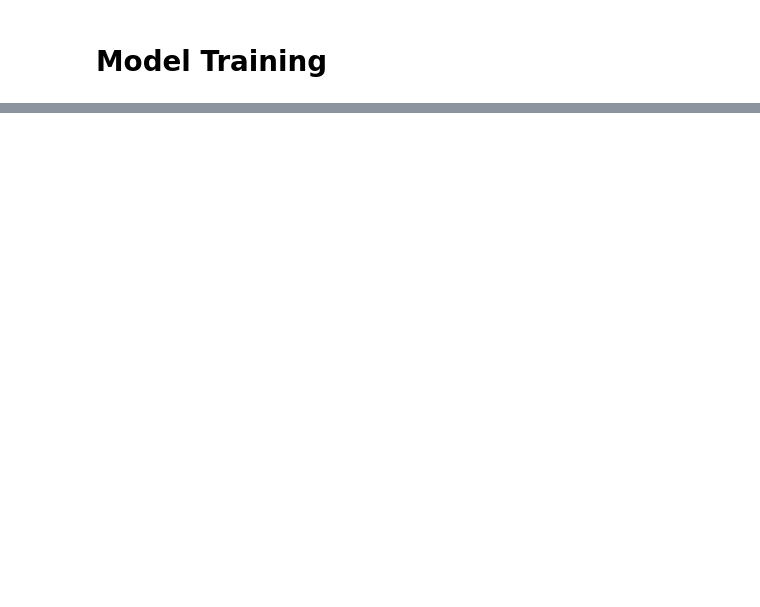
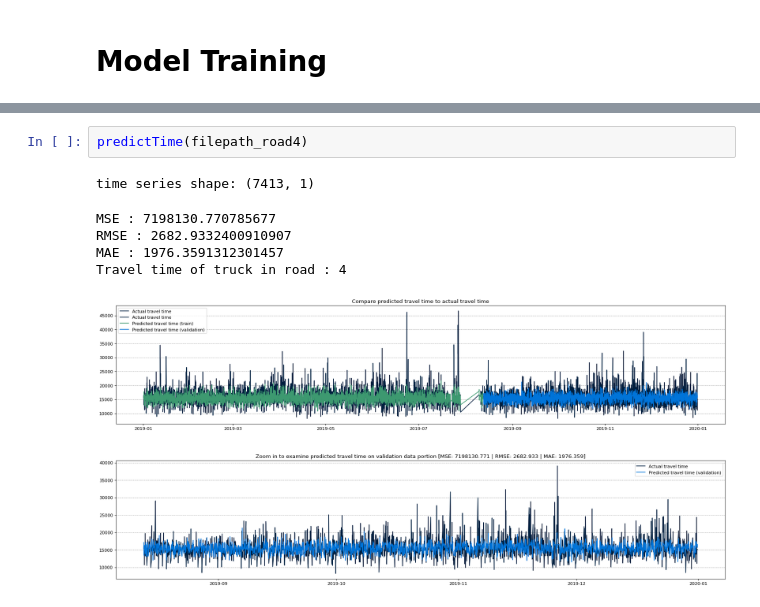
Before and after one commit to Travel-Time-Prediction/explore-gps-log-data, a Jupyter notebook: models/svr/SVR_forecasting.ipynb, the cells around one changed output, grey strips where cells are left out. Saved outputs shown, nothing was run; the diff lists cells and outputs as text; blank space fills up the shorter version.

```diff
--- a/models/svr/SVR_forecasting.ipynb
+++ b/models/svr/SVR_forecasting.ipynb
@@ -251,0 +298,10 @@ MAE : 1879.1455362994575
+# %%
+predictTime(filepath_road4)
+# %% [output]
+time series shape: (7413, 1)
+MSE : 7198130.770785677
+RMSE : 2682.9332400910907
+MAE : 1976.3591312301457
+Travel time of truck in road : 4
+[figure, added]
+[figure, added]
```
Also changed, not shown: parts of 21 cells of this notebook.
